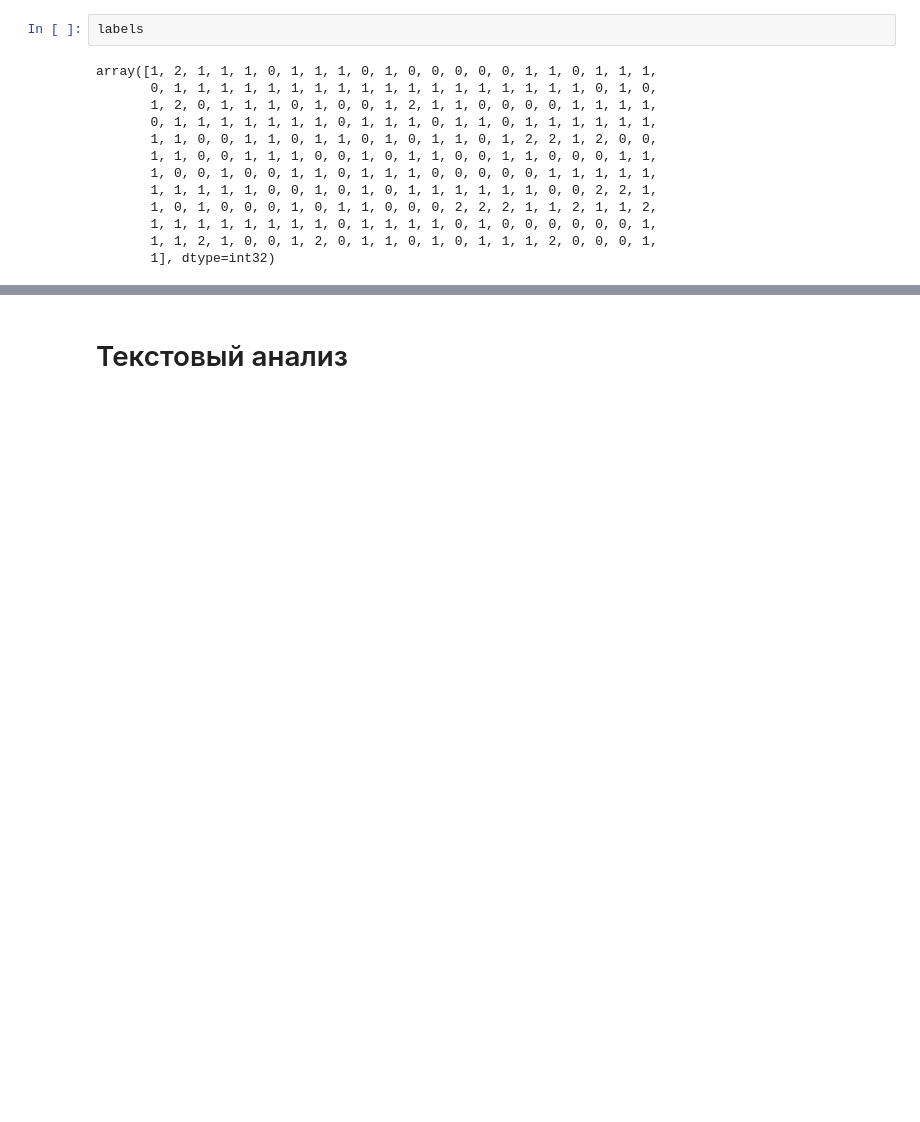
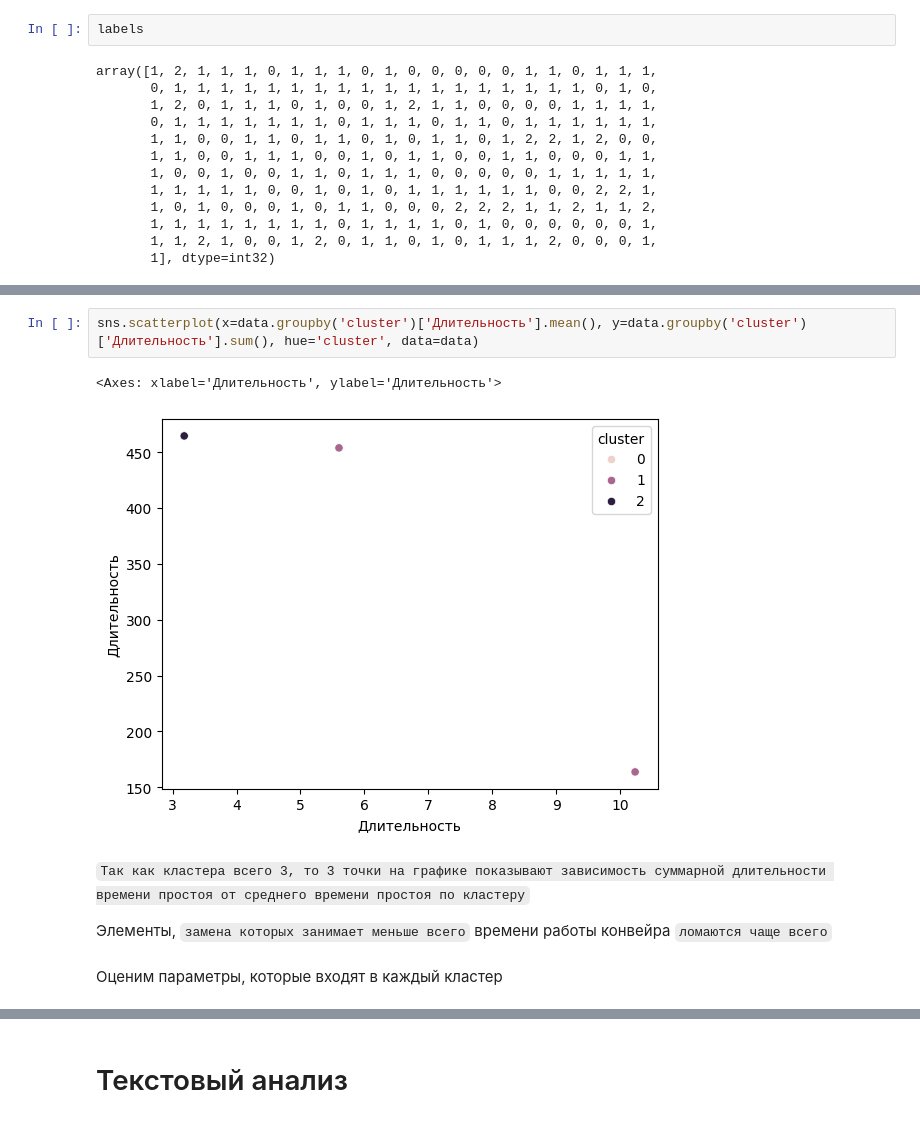
Before and after one commit to MBFROBO/hack_baltica, a Jupyter notebook: data_scanning.ipynb, the cells around one changed output, grey strips where cells are left out. Cells and saved outputs as stored; diff of their text form; blank space fills up the shorter version.

```diff
--- a/data_scanning.ipynb
+++ b/data_scanning.ipynb
@@ -256,0 +268,11 @@ Name: Длительность, dtype: float64
+# %%
+sns.scatterplot(x=data.groupby('cluster')['Длительность'].mean(), y=data.groupby('cluster')['Длительность'].sum(), hue='cluster', data=data)
+# %% [output]
+<Axes: xlabel='Длительность', ylabel='Длительность'>
+[figure, added]
+# %% [markdown]
+`Так как кластера всего 3, то 3 точки на графике показывают зависимость суммарной длительности времени простоя от среднего времени простоя по кластеру`
+
+Элементы, `замена которых занимает меньше всего` времени работы конвейра `ломаются чаще всего`
+# %% [markdown]
+Оценим параметры, которые входят в каждый кластер
```
Also changed, not shown: parts of 28 cells of this notebook, 4 other files.
